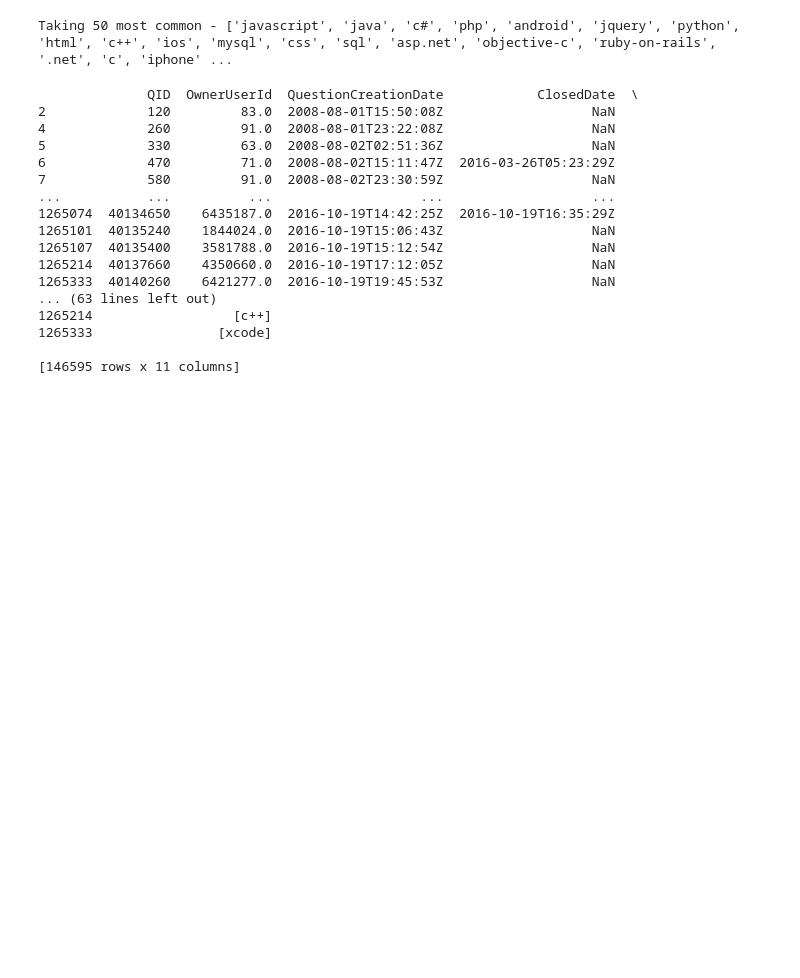
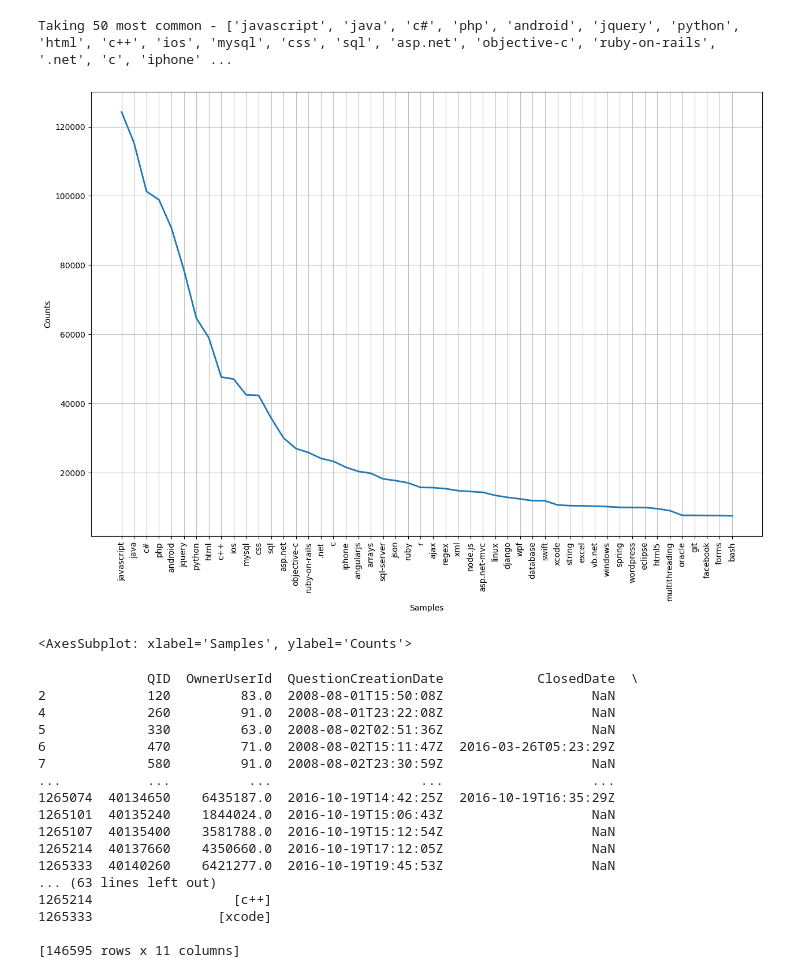
Before and after one commit to ii-varsha-ii/stackoverflow-tags-prediction, a Jupyter notebook: code/StackOverflow-Tags-Prediction-Notebook.ipynb, the cells around one changed output. Saved outputs shown, nothing was run; the diff lists cells and outputs as text; code cells hidden in the pictures; blank space fills up the shorter version.

```diff
--- a/code/StackOverflow-Tags-Prediction-Notebook.ipynb
+++ b/code/StackOverflow-Tags-Prediction-Notebook.ipynb
@@ -196,6 +194,12 @@ most_common_tags = [tag[0] for tag in _50_most_common]
 print(f"Taking 50 most common - {most_common_tags}")
 # %% [output]
 Taking 50 most common - ['javascript', 'java', 'c#', 'php', 'android', 'jquery', 'python', 'html', 'c++', 'ios', 'mysql', 'css', 'sql', 'asp.net', 'objective-c', 'ruby-on-rails', '.net', 'c', 'iphone' ...
+# %%
+fig, ax = plt.subplots(figsize=(15, 10))
+tags_counts.plot(50, cumulative=False)
+# %% [output]
+[figure, added]
+<AxesSubplot: xlabel='Samples', ylabel='Counts'>
 # %%
 # filtering the dataset with only the most common tags
 def most_common(tags):
```
Also changed, not shown: parts of 21 cells of this notebook, 1 other file.
